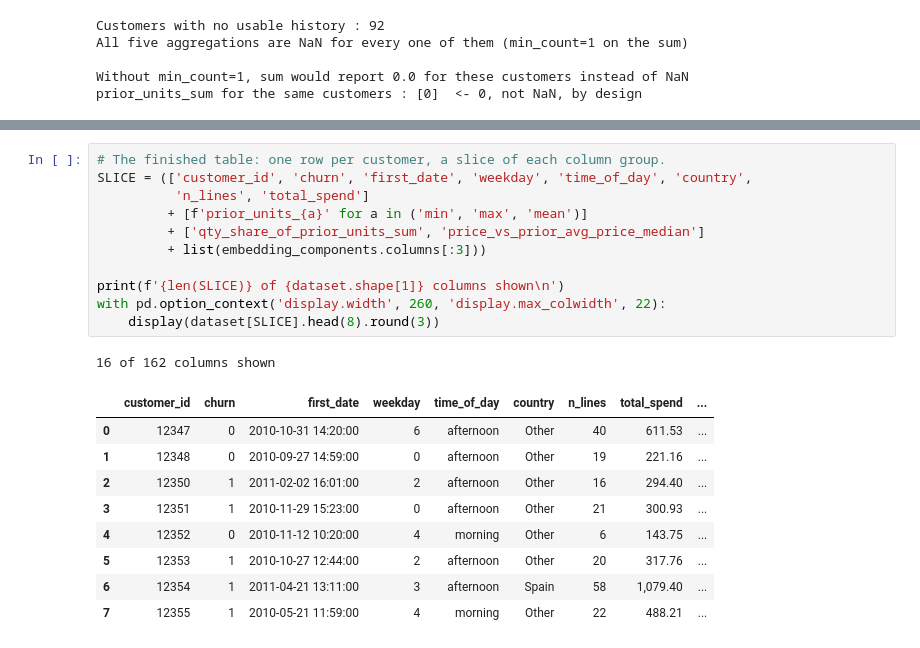
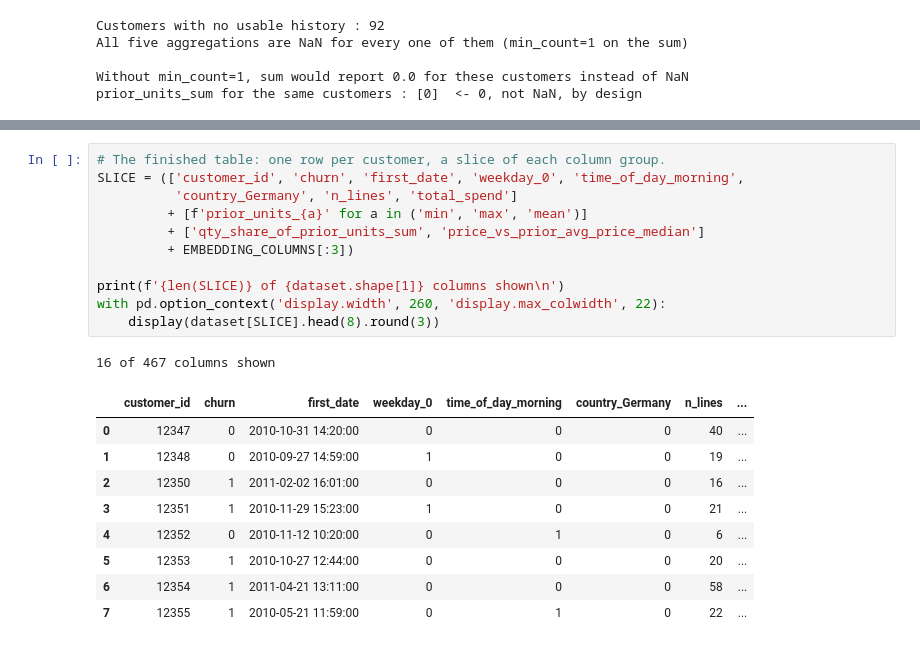
Before and after one commit to Lazr-Galstyan/testing_autoresearch, a Jupyter notebook: notebooks/05_feat_eng_data_split.ipynb, the cells around one changed output, grey strips where cells are left out. Drawn from its saved outputs; the diff is of its cells as text.

```diff
--- a/notebooks/05_feat_eng_data_split.ipynb
+++ b/notebooks/05_feat_eng_data_split.ipynb
@@ -846,25 +855,25 @@ Modelling dataset : 5,044 rows x 162 columns
 # %%
 # The finished table: one row per customer, a slice of each column group.
-SLICE = (['customer_id', 'churn', 'first_date', 'weekday', 'time_of_day', 'country',
-          'n_lines', 'total_spend']
+SLICE = (['customer_id', 'churn', 'first_date', 'weekday_0', 'time_of_day_morning',
+          'country_Germany', 'n_lines', 'total_spend']
          + [f'prior_units_{a}' for a in ('min', 'max', 'mean')]
          + ['qty_share_of_prior_units_sum', 'price_vs_prior_avg_price_median']
-         + list(embedding_components.columns[:3]))
+         + EMBEDDING_COLUMNS[:3])
 
 print(f'{len(SLICE)} of {dataset.shape[1]} columns shown\n')
 with pd.option_context('display.width', 260, 'display.max_colwidth', 22):
     display(dataset[SLICE].head(8).round(3))
 # %% [output]
-16 of 162 columns shown
+16 of 467 columns shown
-|  | customer_id | churn | first_date | weekday | time_of_day | country | n_lines | total_spend | ... |
-| 0 | 12347 | 0 | 2010-10-31 14:20:00 | 6 | afternoon | Other | 40 | 611.53 | ... |
-| 1 | 12348 | 0 | 2010-09-27 14:59:00 | 0 | afternoon | Other | 19 | 221.16 | ... |
-| 2 | 12350 | 1 | 2011-02-02 16:01:00 | 2 | afternoon | Other | 16 | 294.40 | ... |
-| 3 | 12351 | 1 | 2010-11-29 15:23:00 | 0 | afternoon | Other | 21 | 300.93 | ... |
-| 4 | 12352 | 0 | 2010-11-12 10:20:00 | 4 | morning | Other | 6 | 143.75 | ... |
-| 5 | 12353 | 1 | 2010-10-27 12:44:00 | 2 | afternoon | Other | 20 | 317.76 | ... |
-| 6 | 12354 | 1 | 2011-04-21 13:11:00 | 3 | afternoon | Spain | 58 | 1,079.40 | ... |
-| 7 | 12355 | 1 | 2010-05-21 11:59:00 | 4 | morning | Other | 22 | 488.21 | ... |
+|  | customer_id | churn | first_date | weekday_0 | time_of_day_morning | country_Germany | n_lines | ... |
+| 0 | 12347 | 0 | 2010-10-31 14:20:00 | 0 | 0 | 0 | 40 | ... |
+| 1 | 12348 | 0 | 2010-09-27 14:59:00 | 1 | 0 | 0 | 19 | ... |
+| 2 | 12350 | 1 | 2011-02-02 16:01:00 | 0 | 0 | 0 | 16 | ... |
+| 3 | 12351 | 1 | 2010-11-29 15:23:00 | 1 | 0 | 0 | 21 | ... |
+| 4 | 12352 | 0 | 2010-11-12 10:20:00 | 0 | 1 | 0 | 6 | ... |
+| 5 | 12353 | 1 | 2010-10-27 12:44:00 | 0 | 0 | 0 | 20 | ... |
+| 6 | 12354 | 1 | 2011-04-21 13:11:00 | 0 | 0 | 0 | 58 | ... |
+| 7 | 12355 | 1 | 2010-05-21 11:59:00 | 0 | 1 | 0 | 22 | ... |
 # %%
 dataset.head()
 # %% [output]
```
Also changed, not shown: parts of 14 cells of this notebook, 3 other files.
